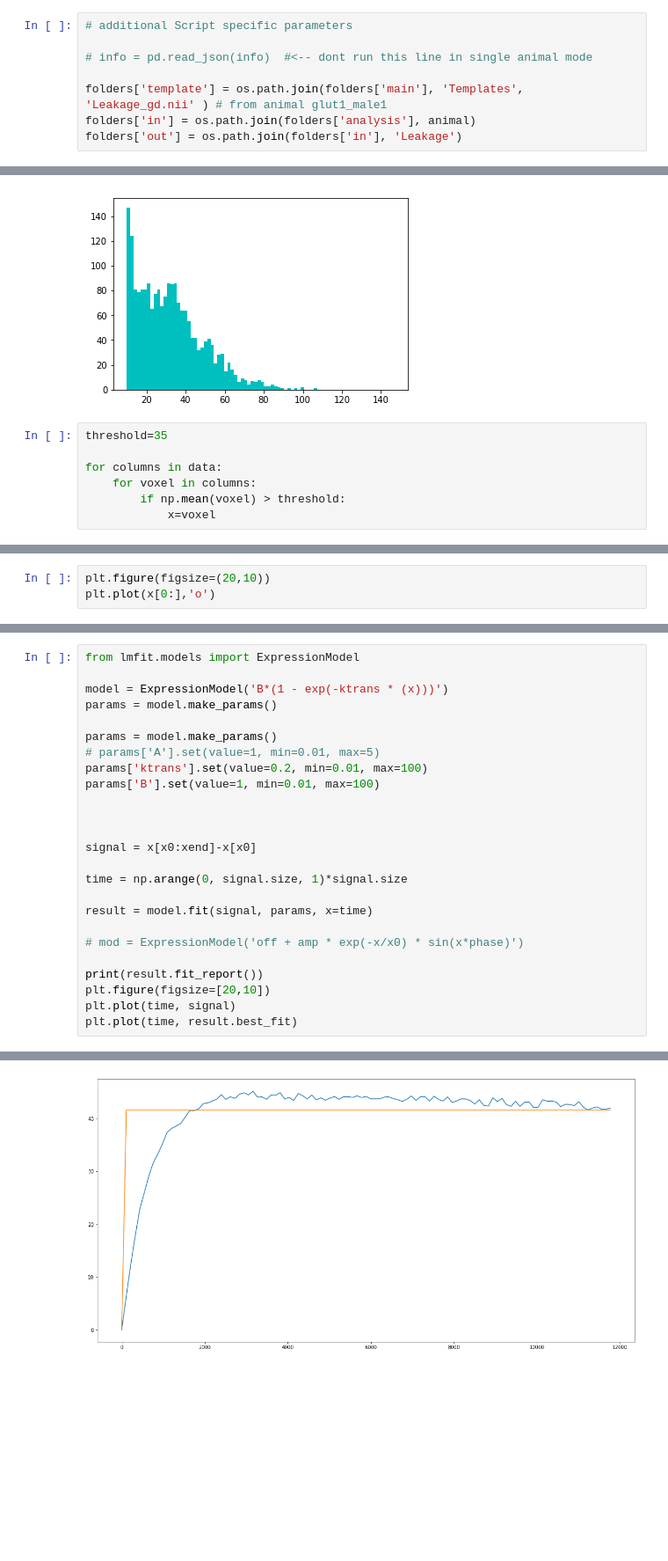
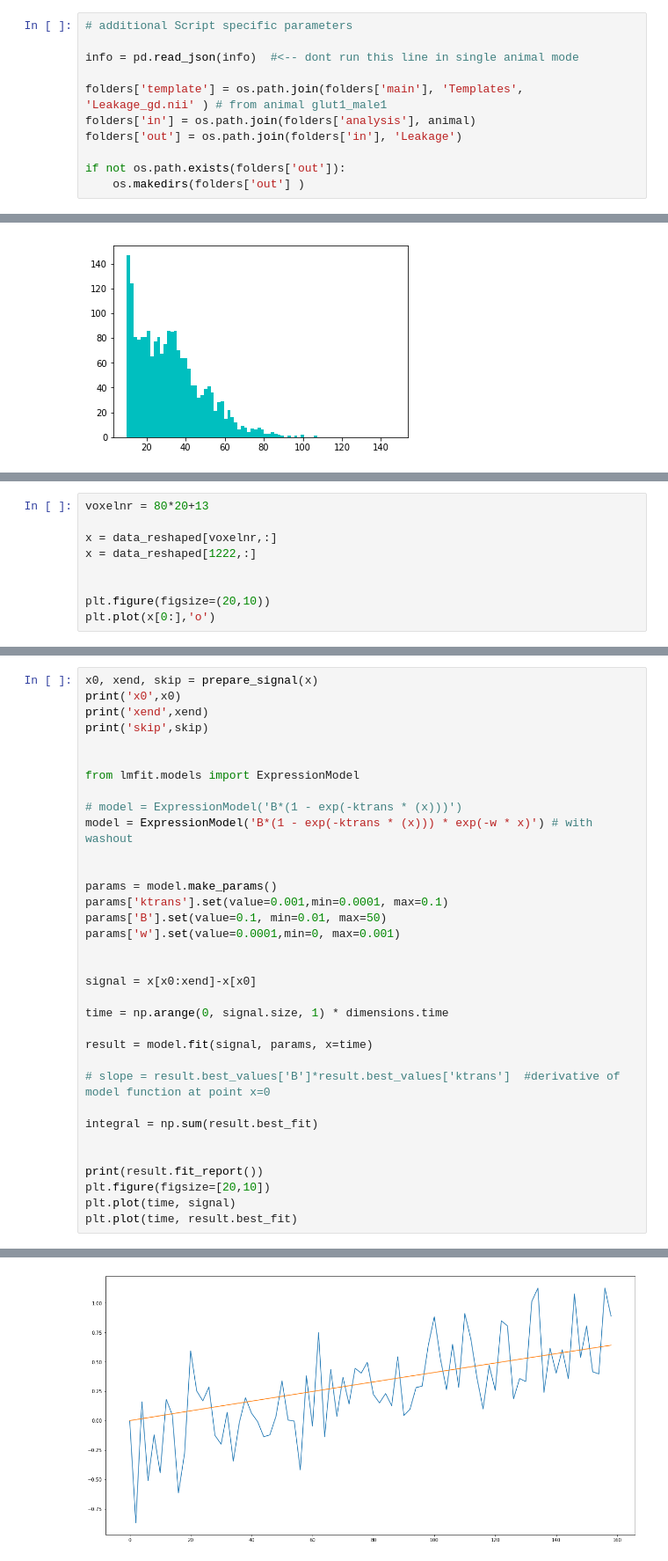
Before and after one commit to felixsc1/fiberphotometry, a Jupyter notebook: fMRI_notebooks/Leakage.ipynb, the cells around one changed output, grey strips where cells are left out. Shown at 88% size. Cells and saved outputs as stored; diff of their text form; blank space fills up the shorter version.

```diff
--- a/fMRI_notebooks/Leakage.ipynb
+++ b/fMRI_notebooks/Leakage.ipynb
@@ -39,11 +49,14 @@ info
 # %%
 # additional Script specific parameters
 
-# info = pd.read_json(info)  #<-- dont run this line in single animal mode
+info = pd.read_json(info)  #<-- dont run this line in single animal mode
 
 folders['template'] = os.path.join(folders['main'], 'Templates', 'Leakage_gd.nii' ) # from animal glut1_male1
 folders['in'] = os.path.join(folders['analysis'], animal)
 folders['out'] = os.path.join(folders['in'], 'Leakage')
+
+if not os.path.exists(folders['out']):
+    os.makedirs(folders['out'] )
 # %%
 scans={}
 scans['number'] = int(info.loc['Gd DCE', animal])
@@ -108,11 +131,4 @@ plt.hist(data_averaged.flatten(), bins=80, color='c', range=(threshold, np.max(d
 plt.show()
 # %% [output]
 [figure]
-# %%
-threshold=35
-
-for columns in data:
-    for voxel in columns:
-        if np.mean(voxel) > threshold:
-            x=voxel
 # %%
@@ -137,4 +167,10 @@ xend
 # %%
+voxelnr = 80*20+13
+
+x = data_reshaped[voxelnr,:]
+x = data_reshaped[1222,:]
+
+
 plt.figure(figsize=(20,10))
 plt.plot(x[0:],'o')
 # %% [output]
@@ -147,23 +179,32 @@ time.size
 # %%
+x0, xend, skip = prepare_signal(x)
+print('x0',x0)
+print('xend',xend)
+print('skip',skip)
+
+
 from lmfit.models import ExpressionModel
 
-model = ExpressionModel('B*(1 - exp(-ktrans * (x)))')
-params = model.make_params()
+# model = ExpressionModel('B*(1 - exp(-ktrans * (x)))')
+model = ExpressionModel('B*(1 - exp(-ktrans * (x))) * exp(-w * x)') # with washout
+
 
 params = model.make_params()
-# params['A'].set(value=1, min=0.01, max=5)
-params['ktrans'].set(value=0.2, min=0.01, max=100)
-params['B'].set(value=1, min=0.01, max=100)
-
+params['ktrans'].set(value=0.001,min=0.0001, max=0.1)
+params['B'].set(value=0.1, min=0.01, max=50)
+params['w'].set(value=0.0001,min=0, max=0.001)
 
 
 signal = x[x0:xend]-x[x0]
 
-time = np.arange(0, signal.size, 1)*signal.size
+time = np.arange(0, signal.size, 1) * dimensions.time
 
 result = model.fit(signal, params, x=time)
 
-# mod = ExpressionModel('off + amp * exp(-x/x0) * sin(x*phase)')
+# slope = result.best_values['B']*result.best_values['ktrans']  #derivative of model function at point x=0
+
+integral = np.sum(result.best_fit)
+
 
 print(result.fit_report())
 plt.figure(figsize=[20,10])
@@ -187,2 +232,2 @@ plt.plot(time, result.best_fit)
 [<matplotlib.lines.Line2D at 0x...>]
-[figure, old version]
+[figure, new version]
```
Also changed, not shown: parts of 14 cells of this notebook, 3 other files.
